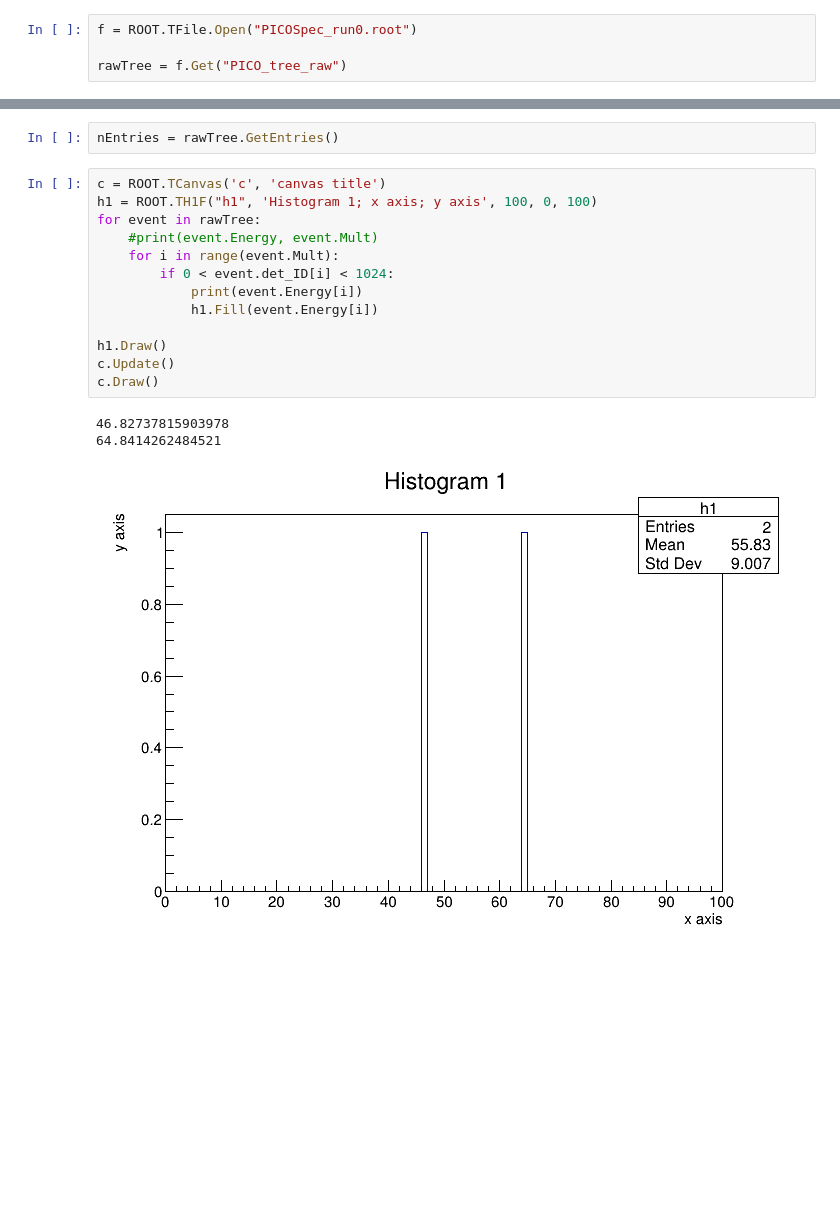
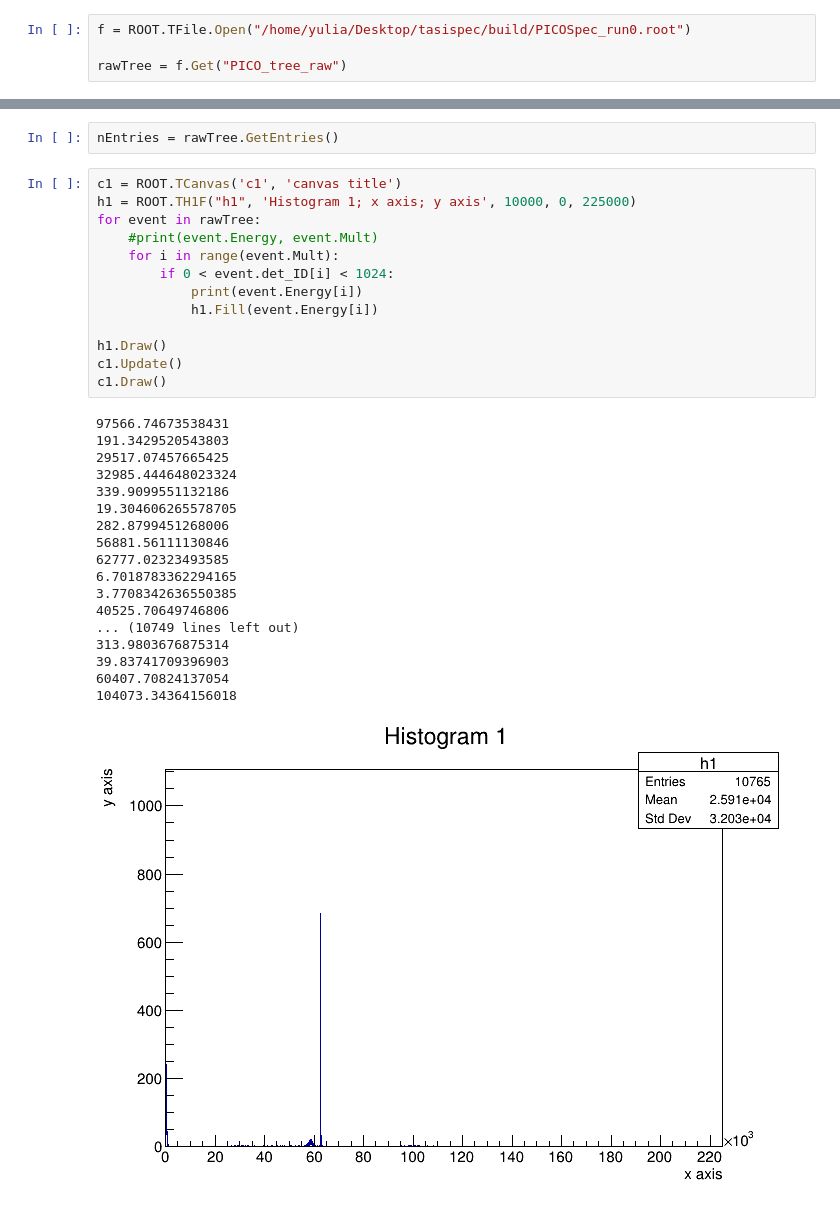
Before and after one commit to teokem/project-work-2020-yuliiahrabar, a Jupyter notebook: ReadROOToutput.ipynb, the cells around one changed output, grey strips where cells are left out. Drawn from its saved outputs; the diff is of its cells as text; blank space fills up the shorter version.

```diff
--- a/ReadROOToutput.ipynb
+++ b/ReadROOToutput.ipynb
@@ -3,7 +3,7 @@ import ROOT
 # %% [output]
 Welcome to JupyROOT 6.18/02
 # %%
-f = ROOT.TFile.Open("PICOSpec_run0.root")
+f = ROOT.TFile.Open("/home/yulia/Desktop/tasispec/build/PICOSpec_run0.root")
 
 rawTree = f.Get("PICO_tree_raw")
 # %%
@@ -29,20 +29,35 @@ rawTree.Print()
 # %%
 nEntries = rawTree.GetEntries()
 # %%
-c = ROOT.TCanvas('c', 'canvas title')
-h1 = ROOT.TH1F("h1", 'Histogram 1; x axis; y axis', 100, 0, 100)
+c1 = ROOT.TCanvas('c1', 'canvas title')
+h1 = ROOT.TH1F("h1", 'Histogram 1; x axis; y axis', 10000, 0, 225000)
 for event in rawTree:
     #print(event.Energy, event.Mult)
     for i in range(event.Mult):
         if 0 < event.det_ID[i] < 1024:
             print(event.Energy[i])
             h1.Fill(event.Energy[i])
 
 h1.Draw()
-c.Update()
-c.Draw()
+c1.Update()
+c1.Draw()
 # %% [output]
-46.82737815903978
-64.8414262484521
+97566.74673538431
+191.3429520543803
+29517.07457665425
+32985.444648023324
+339.9099551132186
+19.304606265578705
+282.8799451268006
+56881.56111130846
+62777.02323493585
+6.7018783362294165
+3.7708342636550385
+40525.70649746806
+... (10749 lines left out)
+313.9803676875314
+39.83741709396903
+60407.70824137054
+104073.34364156018
-[figure, old version]
+[figure, new version]
 # %%
```
Also changed, not shown: parts of 4 cells of this notebook, 2 other files.
